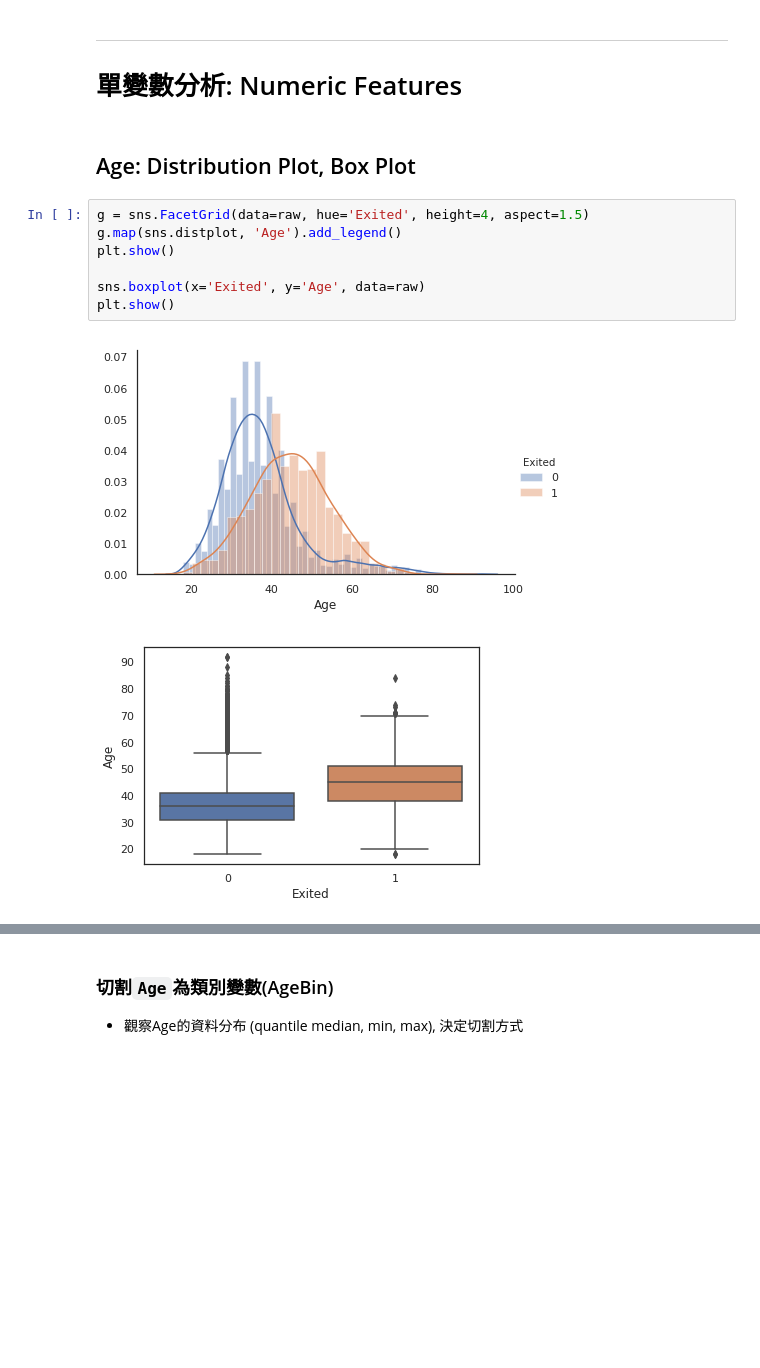
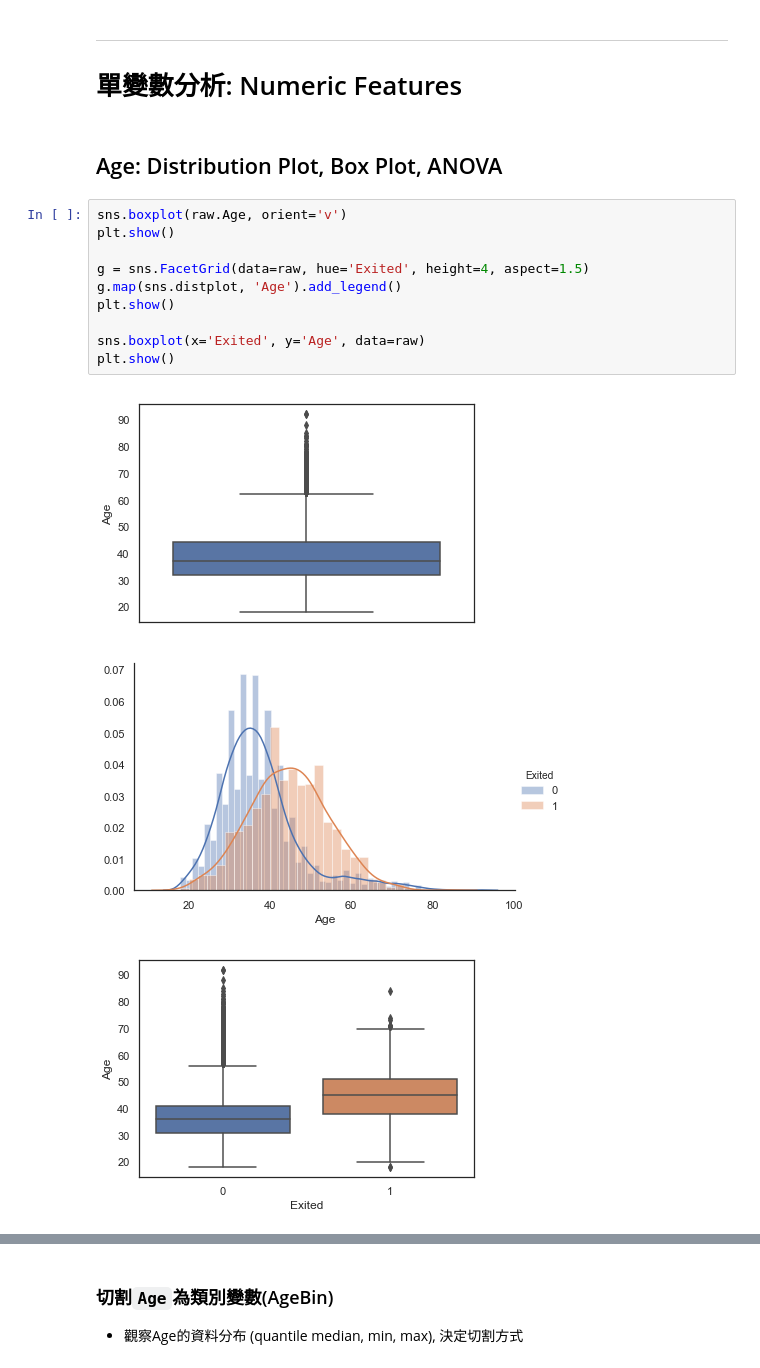
Before and after one commit to CloudMile/allianz_courses, a Jupyter notebook: use_case/solution/eda_finance_customer_churn.ipynb, the cells around one changed output, grey strips where cells are left out. Drawn from its saved outputs; the diff is of its cells as text; blank space fills up the shorter version.

```diff
--- a/use_case/solution/eda_finance_customer_churn.ipynb
+++ b/use_case/solution/eda_finance_customer_churn.ipynb
@@ -169,14 +176,18 @@ Name: Exited, dtype: float64
 
 # 單變數分析: Numeric Features
 # %% [markdown]
-## Age: Distribution Plot, Box Plot
+## Age: Distribution Plot, Box Plot, ANOVA
 # %%
+sns.boxplot(raw.Age, orient='v')
+plt.show()
+
 g = sns.FacetGrid(data=raw, hue='Exited', height=4, aspect=1.5)
 g.map(sns.distplot, 'Age').add_legend()
 plt.show()
 
 sns.boxplot(x='Exited', y='Age', data=raw)
 plt.show()
 # %% [output]
-[figure, old version]
+[figure, new version]
-[figure, old version]
+[figure, new version]
+[figure, added]
```
Also changed, not shown: parts of 51 cells of this notebook, 5 other files.
